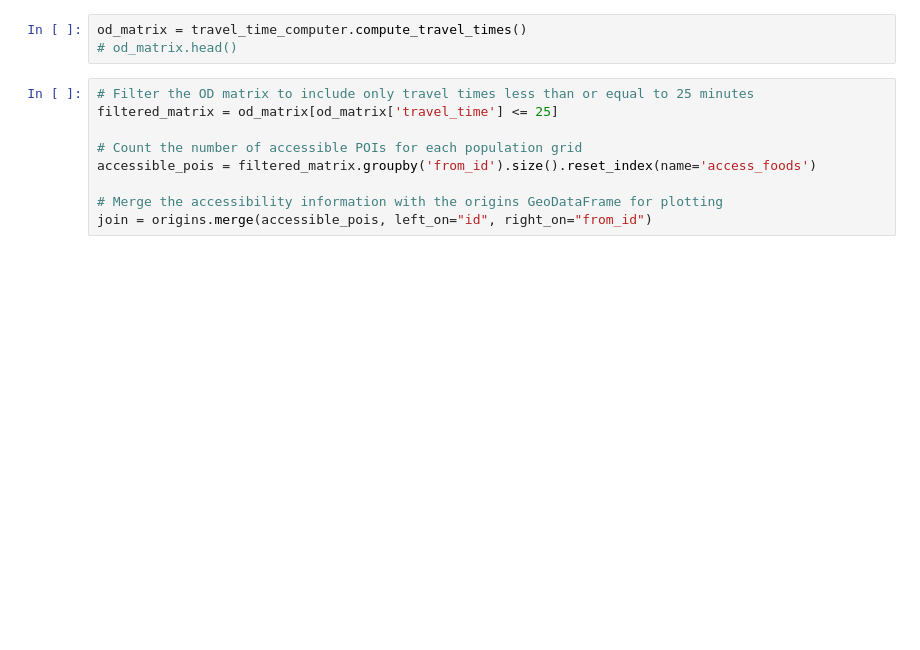
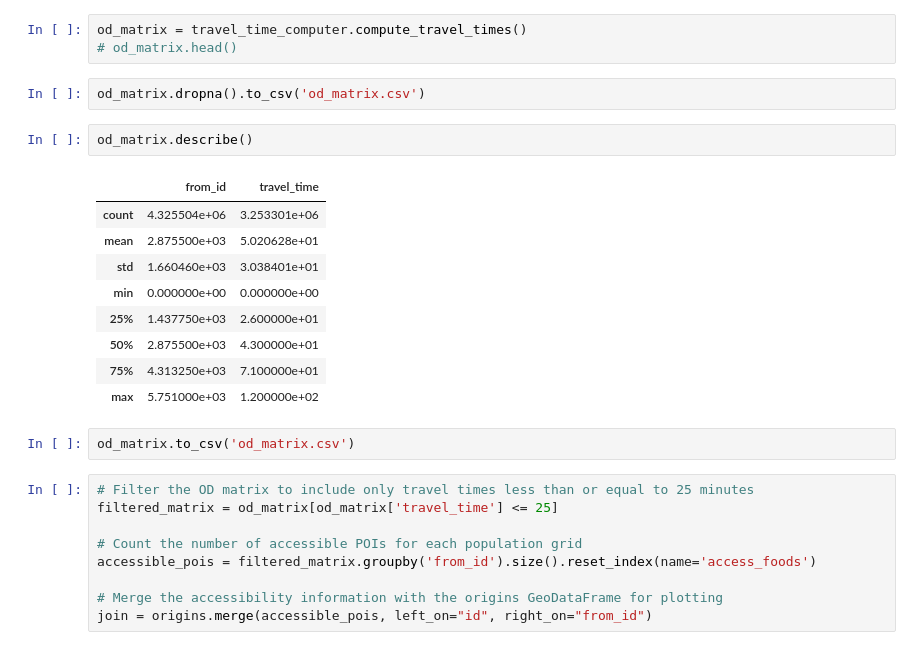
Before and after one commit to xnzhang-33/OSSEN-Workshop, a Jupyter notebook: XiuningNotebook_Edited_Draft.ipynb, the cells around one changed output. Saved outputs shown, nothing was run; the diff lists cells and outputs as text; blank space fills up the shorter version.

```diff
--- a/XiuningNotebook_Edited_Draft.ipynb
+++ b/XiuningNotebook_Edited_Draft.ipynb
@@ -558,6 +582,22 @@ travel_time_computer = TravelTimeMatrixComputer(
 # %%
 od_matrix = travel_time_computer.compute_travel_times()
 # od_matrix.head()
+# %%
+od_matrix.dropna().to_csv('od_matrix.csv')
+# %%
+od_matrix.describe()
+# %% [output]
+|  | from_id | travel_time |
+| count | 4.325504e+06 | 3.253301e+06 |
+| mean | 2.875500e+03 | 5.020628e+01 |
+| std | 1.660460e+03 | 3.038401e+01 |
+| min | 0.000000e+00 | 0.000000e+00 |
+| 25% | 1.437750e+03 | 2.600000e+01 |
+| 50% | 2.875500e+03 | 4.300000e+01 |
+| 75% | 4.313250e+03 | 7.100000e+01 |
+| max | 5.751000e+03 | 1.200000e+02 |
+# %%
+od_matrix.to_csv('od_matrix.csv')
 # %%
 # Filter the OD matrix to include only travel times less than or equal to 25 minutes
 filtered_matrix = od_matrix[od_matrix['travel_time'] <= 25]
```
Also changed, not shown: parts of 3 cells of this notebook, 2 other files.
